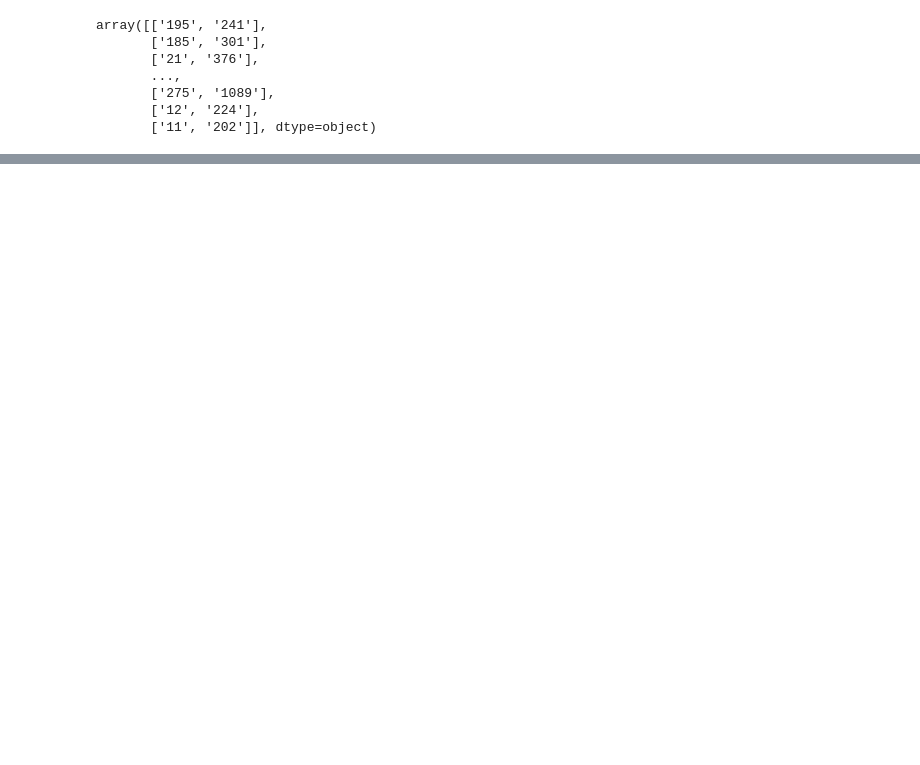
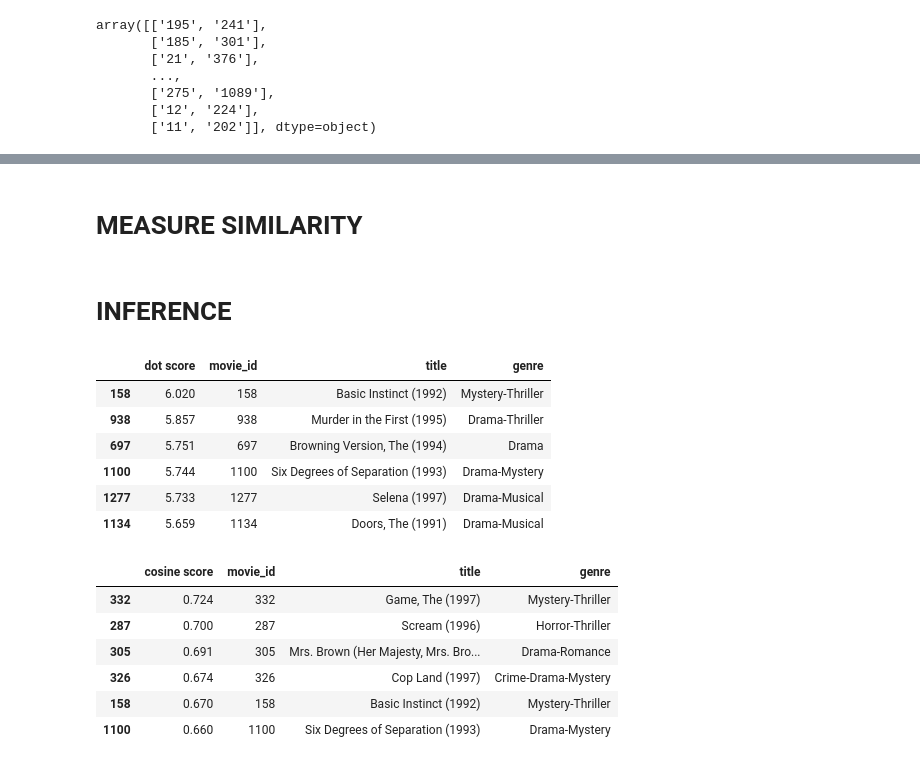
Before and after one commit to sayid-alt/mymachine-learning, a Jupyter notebook: recommender-system/movielens_recommender.ipynb, the cells around one changed output, grey strips where cells are left out. Cells and saved outputs as stored; diff of their text form; code cells hidden in the pictures; blank space fills up the shorter version.

Commit message:
Inference

```diff
--- a/recommender-system/movielens_recommender.ipynb
+++ b/recommender-system/movielens_recommender.ipynb
@@ -489,0 +496,62 @@ model.train(num_iterations=1000, learning_rate=10)
+# %% [markdown]
+# **MEASURE SIMILARITY**
+# %%
+DOT = 'dot'
+COSINE = 'cosine'
+
+def compute_scores(query_embedding, item_embeddings, metric=DOT):
+  u = query_embedding
+  V = item_embeddings
+
+  if metric == COSINE:
+    V = V / np.linalg.norm(V, axis=1, keepdims=True)
+    u = u / np.linalg.norm(u)
+
+  scores = V.dot(u.T)
+
+  return scores
+# %% [markdown]
+# **INFERENCE**
+# %%
+def user_recommendations(model, measure=DOT, exclude_rated=True, k=6):
+  if USER_RATINGS:
+    scores = compute_scores(
+        model.embeddings['user_id'][942],
+        model.embeddings['movie_id'],
+        measure
+    )
+    score_key = measure + ' score'
+
+    df = pd.DataFrame({
+       score_key : list(scores),
+        'movie_id' : movies['movie_id'],
+        'title' : movies['title'],
+        'genre' : movies['all_genres'],
+    })
+
+  if exclude_rated:
+    rated_movies = ratings[ratings.user_id == "942"]["movie_id"].values
+    df = df[df.movie_id.apply(lambda movie_id: movie_id not in rated_movies)]
+
+
+
+  display.display(df.sort_values(score_key, ascending=False).head(k))
+# %%
+USER_RATINGS=True
+user_recommendations(model, measure=DOT, k=6)
+user_recommendations(model, measure=COSINE, k=6)
+# %% [output]
+|  | dot score | movie_id | title | genre |
+| 158 | 6.020 | 158 | Basic Instinct (1992) | Mystery-Thriller |
+| 938 | 5.857 | 938 | Murder in the First (1995) | Drama-Thriller |
+| 697 | 5.751 | 697 | Browning Version, The (1994) | Drama |
+| 1100 | 5.744 | 1100 | Six Degrees of Separation (1993) | Drama-Mystery |
+| 1277 | 5.733 | 1277 | Selena (1997) | Drama-Musical |
+| 1134 | 5.659 | 1134 | Doors, The (1991) | Drama-Musical |
+|  | cosine score | movie_id | title | genre |
+| 332 | 0.724 | 332 | Game, The (1997) | Mystery-Thriller |
+| 287 | 0.700 | 287 | Scream (1996) | Horror-Thriller |
+| 305 | 0.691 | 305 | Mrs. Brown (Her Majesty, Mrs. Bro... | Drama-Romance |
+| 326 | 0.674 | 326 | Cop Land (1997) | Crime-Drama-Mystery |
+| 158 | 0.670 | 158 | Basic Instinct (1992) | Mystery-Thriller |
+| 1100 | 0.660 | 1100 | Six Degrees of Separation (1993) | Drama-Mystery |
```
Also changed, not shown: parts of 6 cells of this notebook.
